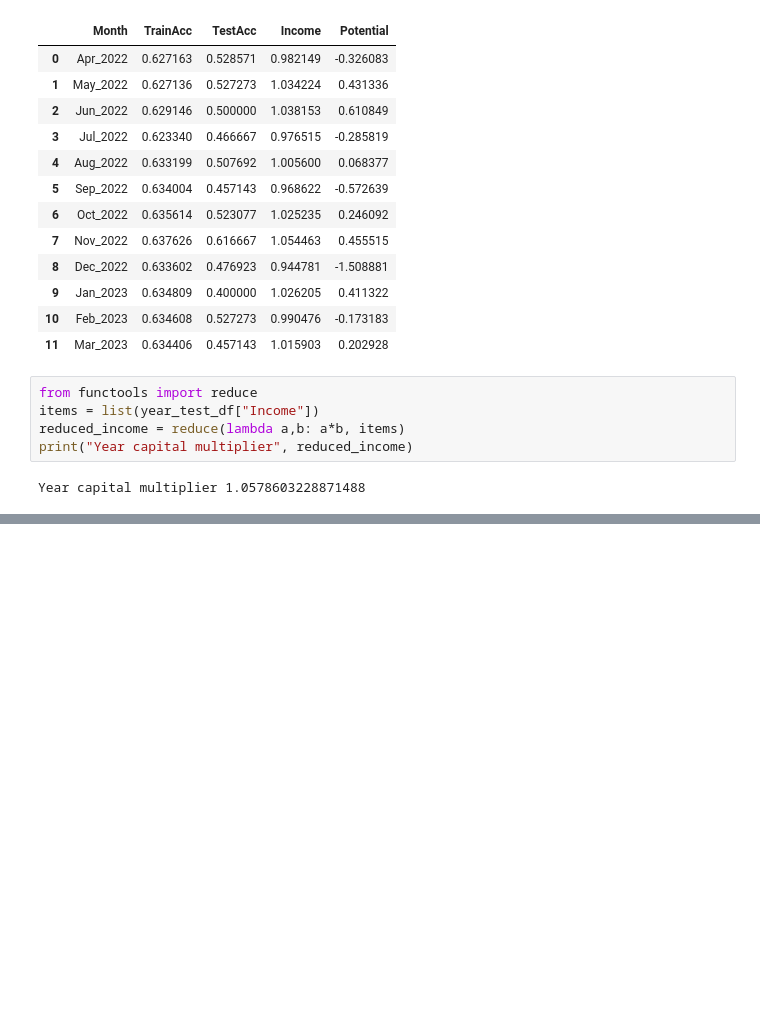
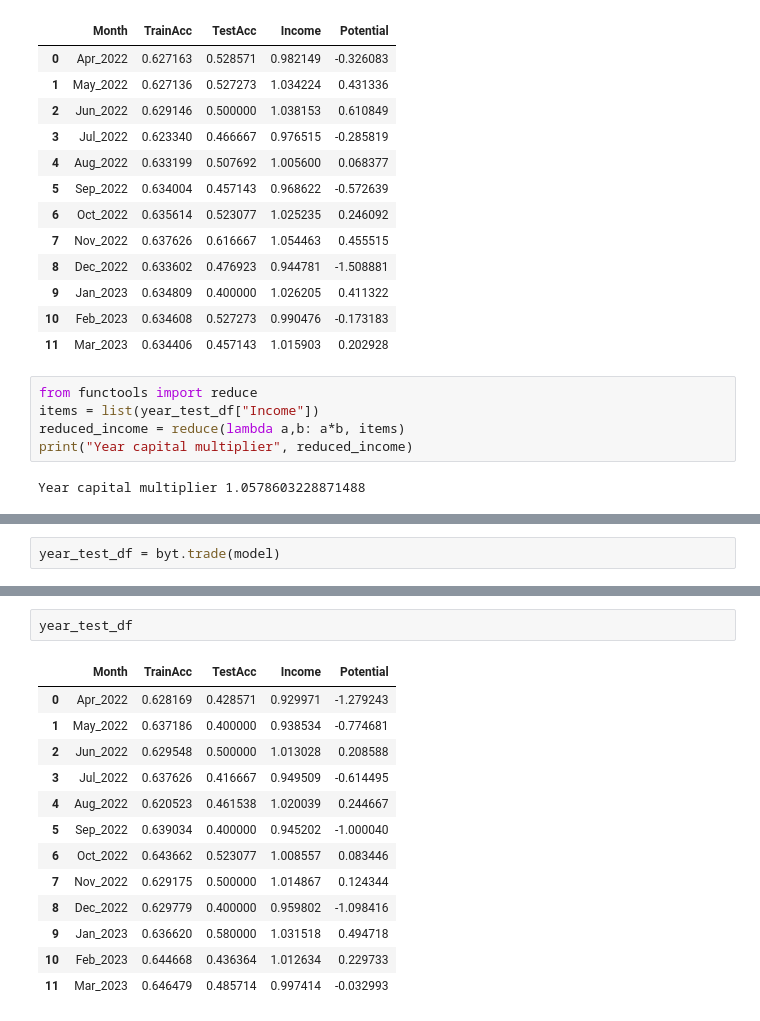
Before and after one commit to PoliakovVI/SPP, a Jupyter notebook: model/st4_rsi_ml_classification.ipynb, the cells around one changed output, grey strips where cells are left out. Saved outputs shown, nothing was run; the diff lists cells and outputs as text; blank space fills up the shorter version.

```diff
--- a/model/st4_rsi_ml_classification.ipynb
+++ b/model/st4_rsi_ml_classification.ipynb
@@ -149,0 +214,2 @@ Year capital multiplier 1.0578603228871488
+# %%
+year_test_df = byt.trade(model)
@@ -149,0 +284,16 @@ Year capital multiplier 1.0578603228871488
+# %%
+year_test_df
+# %% [output]
+|  | Month | TrainAcc | TestAcc | Income | Potential |
+| 0 | Apr_2022 | 0.628169 | 0.428571 | 0.929971 | -1.279243 |
+| 1 | May_2022 | 0.637186 | 0.400000 | 0.938534 | -0.774681 |
+| 2 | Jun_2022 | 0.629548 | 0.500000 | 1.013028 | 0.208588 |
+| 3 | Jul_2022 | 0.637626 | 0.416667 | 0.949509 | -0.614495 |
+| 4 | Aug_2022 | 0.620523 | 0.461538 | 1.020039 | 0.244667 |
+| 5 | Sep_2022 | 0.639034 | 0.400000 | 0.945202 | -1.000040 |
+| 6 | Oct_2022 | 0.643662 | 0.523077 | 1.008557 | 0.083446 |
+| 7 | Nov_2022 | 0.629175 | 0.500000 | 1.014867 | 0.124344 |
+| 8 | Dec_2022 | 0.629779 | 0.400000 | 0.959802 | -1.098416 |
+| 9 | Jan_2023 | 0.636620 | 0.580000 | 1.031518 | 0.494718 |
+| 10 | Feb_2023 | 0.644668 | 0.436364 | 1.012634 | 0.229733 |
+| 11 | Mar_2023 | 0.646479 | 0.485714 | 0.997414 | -0.032993 |
```
Also changed, not shown: parts of 8 cells of this notebook, 3 other files.
